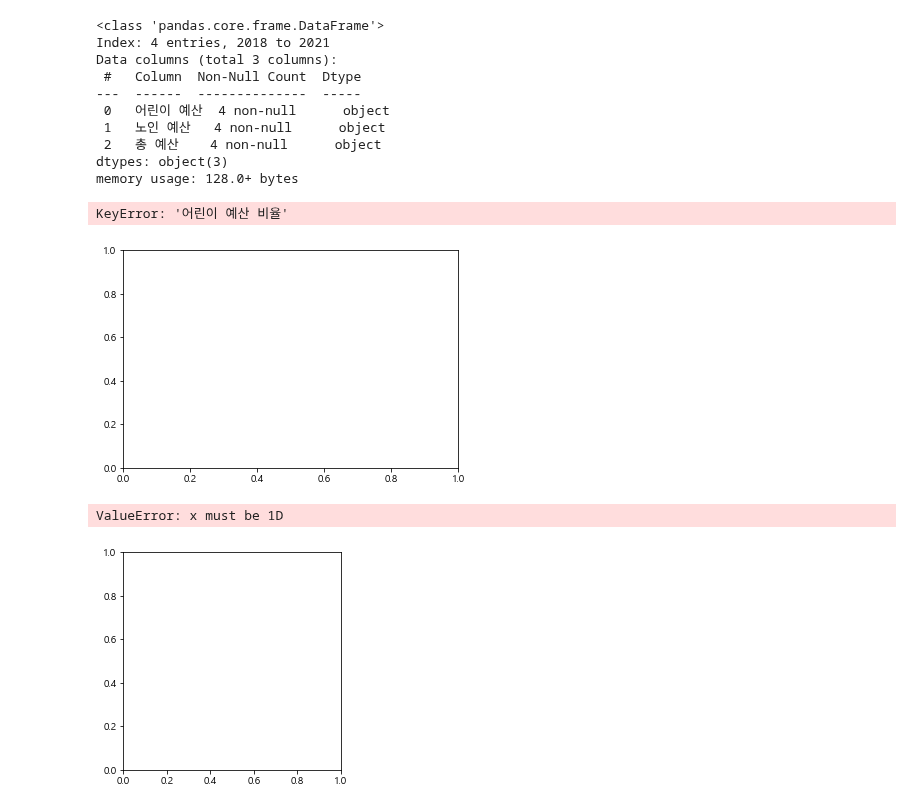
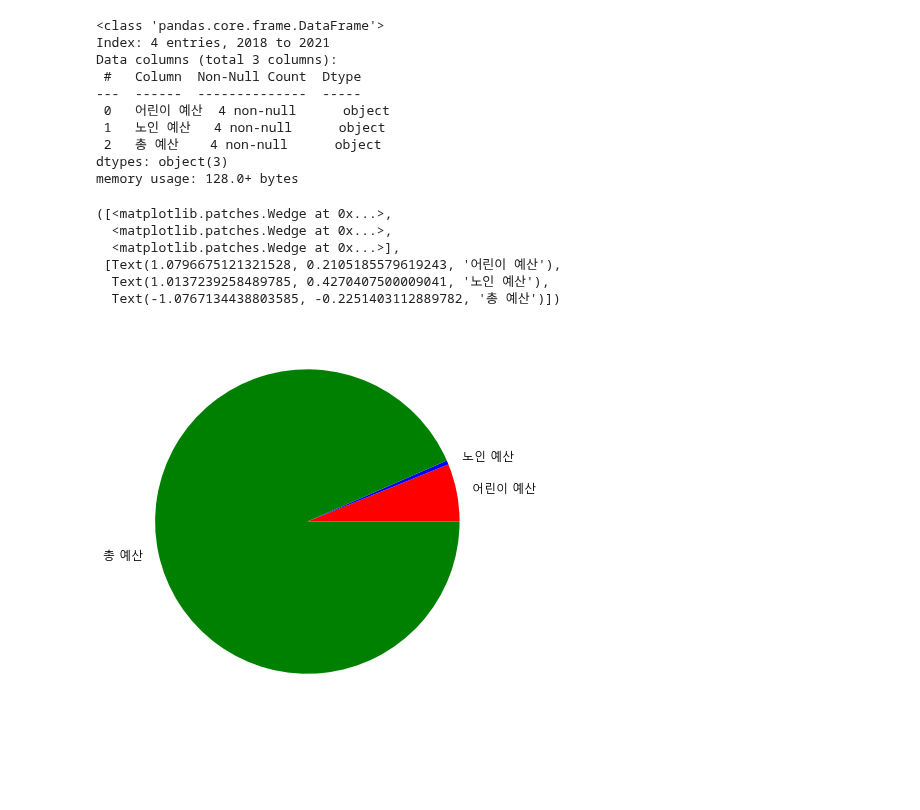
Before and after one commit to y7y1h13/StatisticsAnal, a Jupyter notebook: newPan/프로젝트/예산.ipynb, the cells around one changed output. Cells and saved outputs as stored; diff of their text form; code cells hidden in the pictures; blank space fills up the shorter version.

```diff
--- a/newPan/프로젝트/예산.ipynb
+++ b/newPan/프로젝트/예산.ipynb
@@ -66,21 +66,13 @@ memory usage: 128.0+ bytes
 df['어린이 예산'] = df['어린이 예산'].astype('int')
 df['노인 예산'] = df['노인 예산'].astype('int')
 df['총 예산'] = df['총 예산'].astype('int')
-# %%
-fig, ax1 = plt.subplots()
-ax1.plot(df.index, df['어린이 예산 비율'], color='red', label='어린이 예산 비율')
-ax2 = ax1.twinx()
-ax2.plot(df.index, df['노인 예산 비율'], color = 'blue', label='노인 예산 비율')
-ax1.legend()
-ax2.legend()
-plt.show()
-# %% [output]
-KeyError: '어린이 예산 비율'
-[figure, removed]
 # %%
-plt.pie(df.loc['2018'],labels = df.columns)
+plt.pie(df.loc['2019'],labels = df.columns, colors=['red','blue','green'])
+# %% [output]
+([<matplotlib.patches.Wedge at 0x...>,
+  <matplotlib.patches.Wedge at 0x...>,
+  <matplotlib.patches.Wedge at 0x...>],
+ [Text(1.0796675121321528, 0.2105185579619243, '어린이 예산'),
+  Text(1.0137239258489785, 0.4270407500009041, '노인 예산'),
+  Text(-1.0767134438803585, -0.2251403112889782, '총 예산')])
+[figure, added]
-# %%
-plt.pie(df.iloc[:])
-# %% [output]
-ValueError: x must be 1D
-[figure, removed]
```
Also changed, not shown: parts of 2 cells of this notebook, 14 other files.
